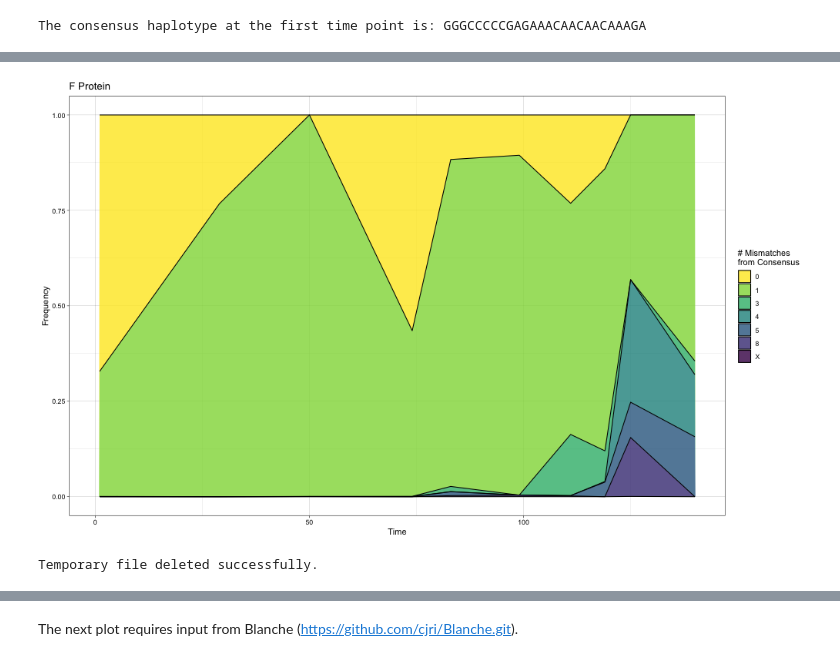
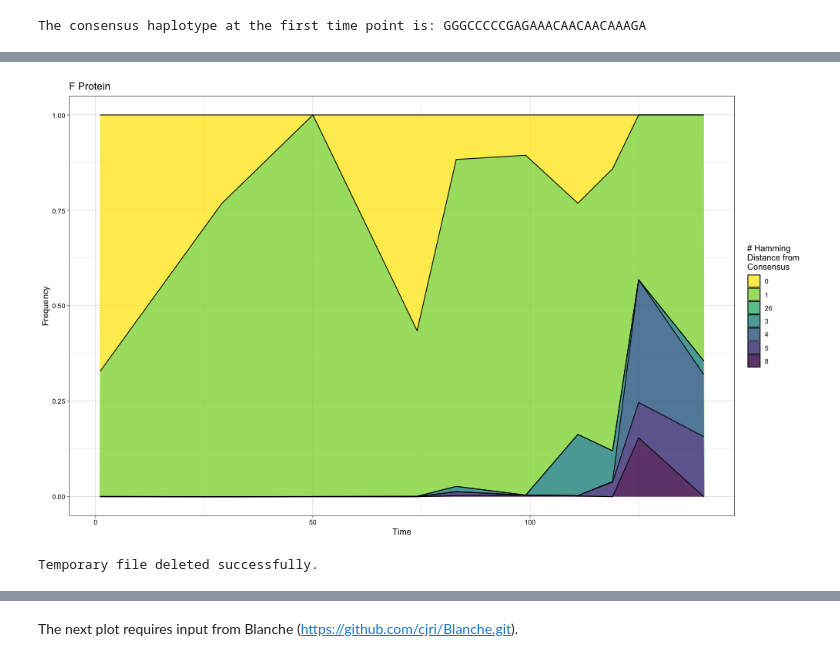
Before and after one commit to ewanwsmith/RSV_haplotype_reconstruction, a Jupyter notebook: src/haplotypes.ipynb, the cells around one changed output, grey strips where cells are left out. Saved outputs shown, nothing was run; the diff lists cells and outputs as text; code cells hidden in the pictures.

```diff
--- a/src/haplotypes.ipynb
+++ b/src/haplotypes.ipynb
@@ -276,23 +276,13 @@ println("The consensus haplotype at the first time point is: $consensus")
 # %% [output]
 The consensus haplotype at the first time point is: GGGCCCCCGAGAAACAACAACAAAGA
 # %%
-# Function to calculate mismatches
-function count_mismatches(haplotype::String, consensus::String)::Union{Int, String}
-    mismatches = 0
-    for i in 1:length(haplotype)
-        if haplotype[i] != consensus[i]
-            mismatches += 1
-        end
-    end
-    if mismatches == length(haplotype)
-        return "X"
-    else
-        return mismatches
-    end
+# Function to calculate Hamming distance between two strings
+function hamming_distance(s1::String, s2::String)::Int
+    return sum(c1 != c2 for (c1, c2) in zip(s1, s2))
 end
 
-# Add new column with mismatch count
-haps.Mismatches = [count_mismatches(row.Haplotype, consensus) for row in eachrow(haps)]
+# Add new column with Hamming Distance
+haps.ham_dist = [hamming_distance(row.Haplotype, consensus) for row in eachrow(haps)]
 
 println(haps)
 
@@ -300,11 +290,11 @@ println(haps)
 @rput haps
 R"""
 # Grouping by Time and Mismatches, then summing Frequency
-haps_mismatched <- haps %>%
-    group_by(Time, Mismatches) %>%
+haps_dist <- haps %>%
+    group_by(Time, ham_dist) %>%
     summarize(Frequency = sum(Frequency), .groups = 'drop')
 """
 
-@rget haps_mismatched
+@rget haps_dist
 # %% [output]
 150×4 DataFrame
@@ -348,7 +338,7 @@ haps_mismatched <- haps %>%
 # area plot for counts of mutations
 # plot
 
-@rput haps_mismatched # pass back to R
+@rput haps_dist # pass back to R
 @rput protein_name
 
 # Set the path for the temporary image file
@@ -356,38 +346,38 @@ output_path = joinpath(pwd(), "ggplot_output.png")
 
 # Create the ggplot in R and save it as a PNG file
 R"""
 # Ensure columns are of correct types
-haps_mismatched$Frequency <- as.numeric(unlist(haps_mismatched$Frequency))
-haps_mismatched$Mismatches <- as.factor(as.character(unlist(haps_mismatched$Mismatches)))
-haps_mismatched$Time <- as.numeric(unlist(haps_mismatched$Time))
+haps_dist$Frequency <- as.numeric(unlist(haps_dist$Frequency))
+haps_dist$ham_dist <- as.factor(as.character(unlist(haps_dist$ham_dist)))
+haps_dist$Time <- as.numeric(unlist(haps_dist$Time))
 
-p <- haps_mismatched %>% arrange(desc(Time)) %>%
-    ggplot(aes(x = as.numeric(Time), y = Frequency, fill = as.factor(Mismatches))) +
+p <- haps_dist %>% arrange(desc(Time)) %>%
+    ggplot(aes(x = as.numeric(Time), y = Frequency, fill = as.factor(ham_dist))) +
     geom_area(alpha = 0.8 , linewidth = 0.5, colour = "black") +
     theme_linedraw() +
-    labs(title = protein_name, x = "Time", y = "Frequency", fill = "# Mismatches\nfrom Consensus") +
+    labs(title = protein_name, x = "Time", y = "Frequency", fill = "# Hamming\nDistance from\nConsensus") +
     theme(legend.position = "right") +
     scale_fill_viridis(discrete = TRUE, direction = -1)
 
 png(filename = $output_path, width = 1000, height = 600)
 print(p)
 dev.off()
 """
 
 # Read and display the image file in Julia
 if isfile(output_path)
 img = load(output_path)
 display(img)
 
 
 # Delete the temporary image file after displaying
 rm(output_path; force = true)
 println("Temporary file deleted successfully.")
 else
 
 println("File does not exist.")
 
 end
 # %% [output]
-[figure, old version]
+[figure, new version]
 Temporary file deleted successfully.
```
Also changed, not shown: parts of 10 cells of this notebook, 9 other files.
